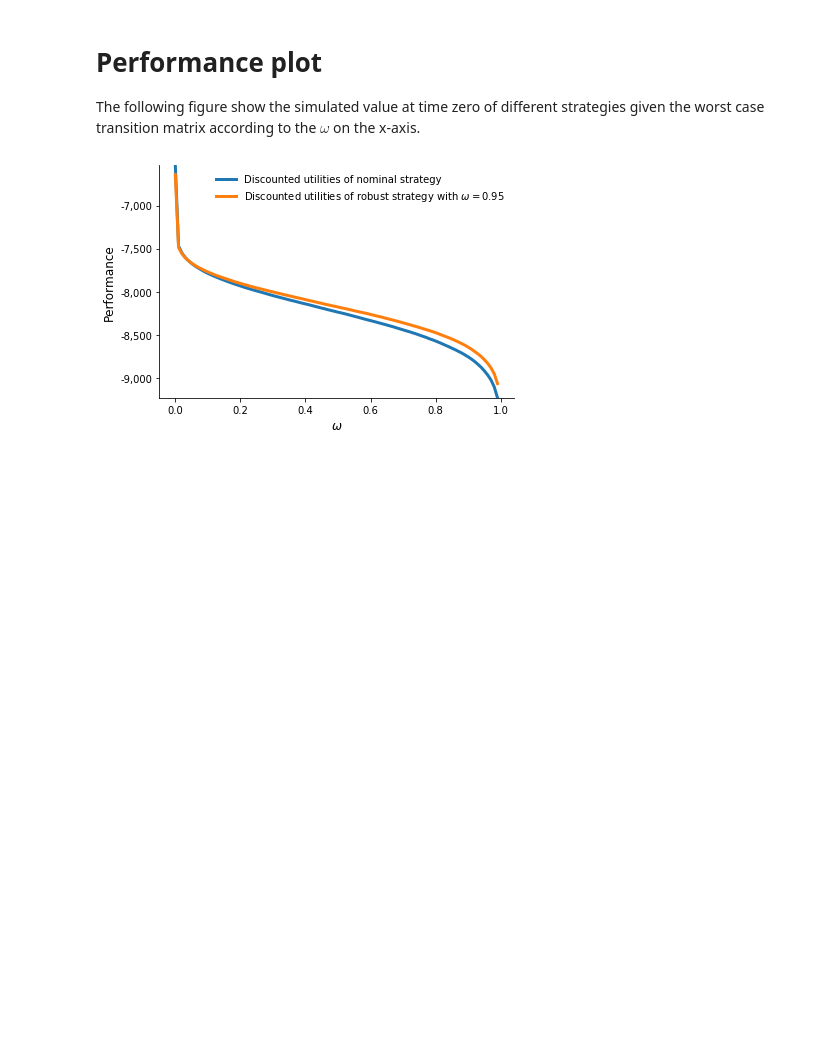
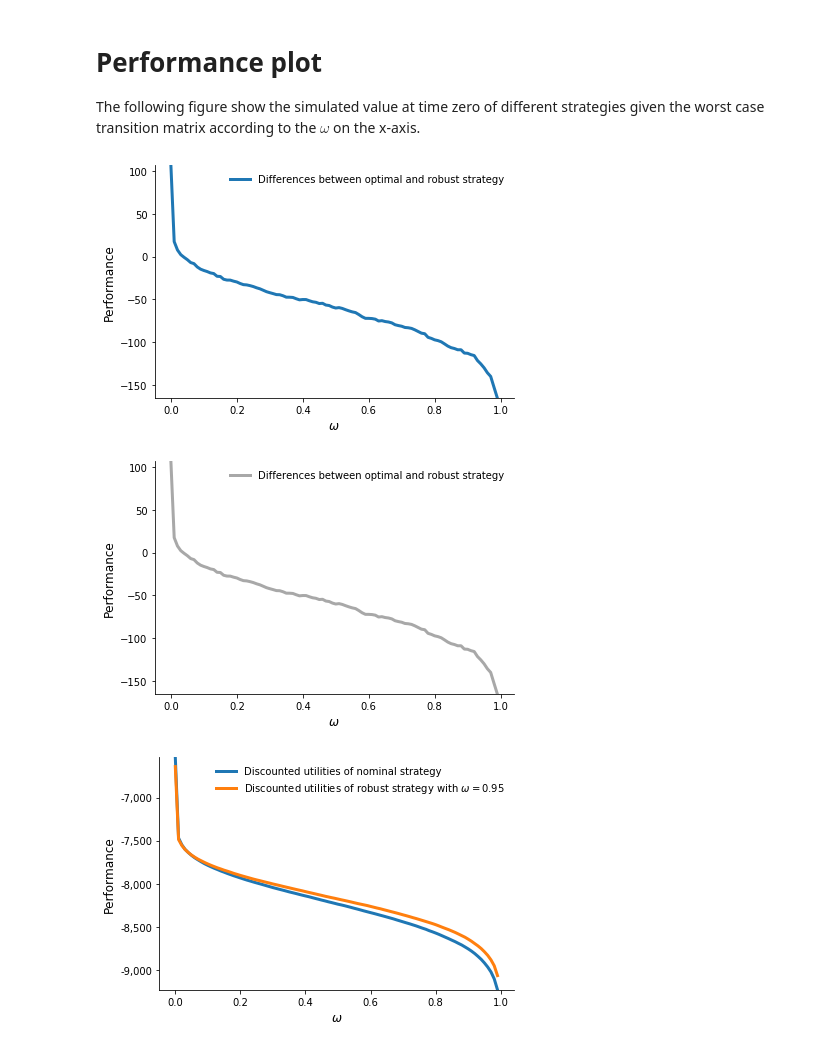
Before and after one commit to robustzurcher/analysis, a Jupyter notebook: notebooks/03_application.ipynb, the cells around one changed output. Cells and saved outputs as stored; diff of their text form; code cells hidden in the pictures; blank space fills up the shorter version.

Commit message:
Worked on figures.

```diff
--- a/notebooks/03_application.ipynb
+++ b/notebooks/03_application.ipynb
@@ -100,6 +100,11 @@ get_performance_decision_rules()
 # Performance plot
 
 The following figure show the simulated value at time zero of different strategies given the worst case transition matrix according to the $\omega$ on the x-axis.
+# %%
+get_difference_plot()
+# %% [output]
+[figure, added]
+[figure, added]
 # %%
 get_performance()
 # %% [output]
```
Also changed, not shown: 1 other file.
